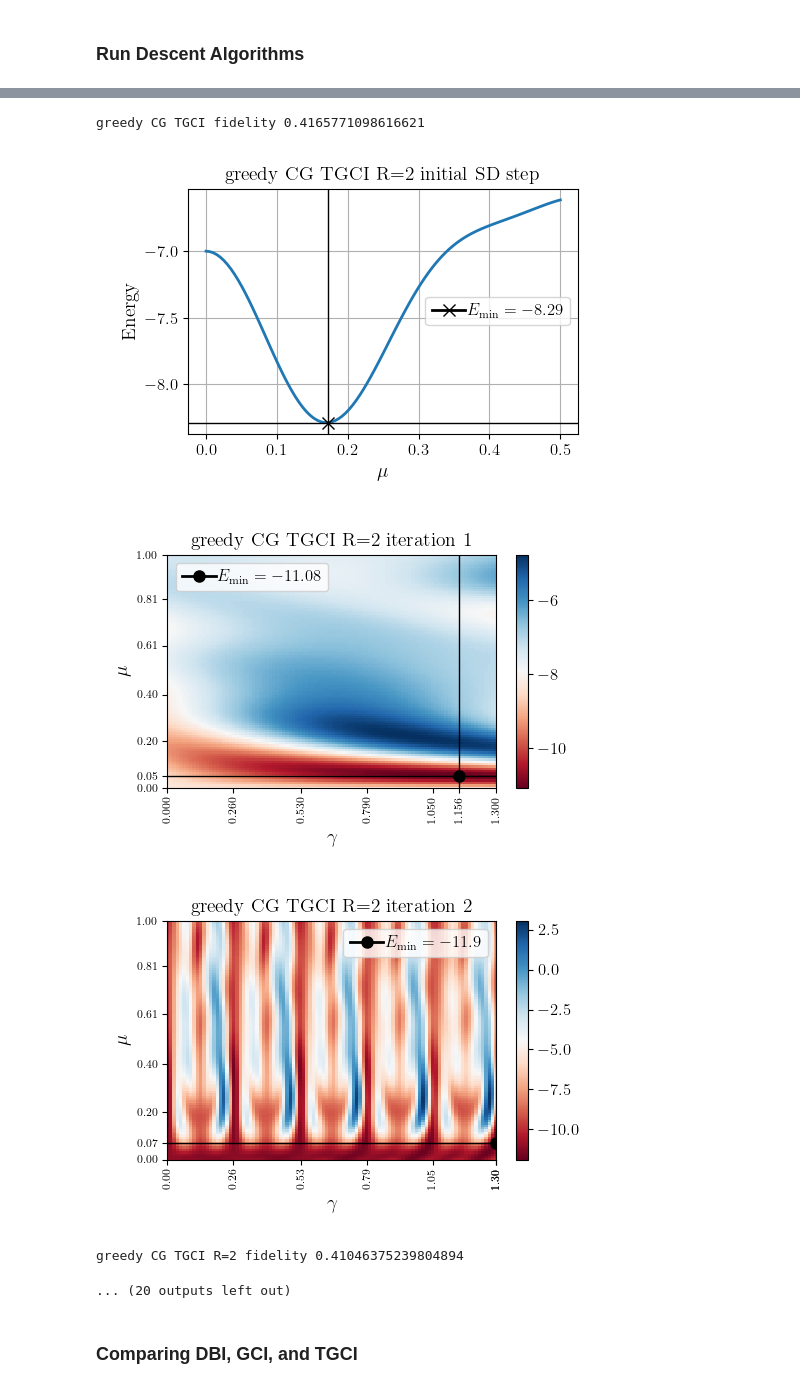
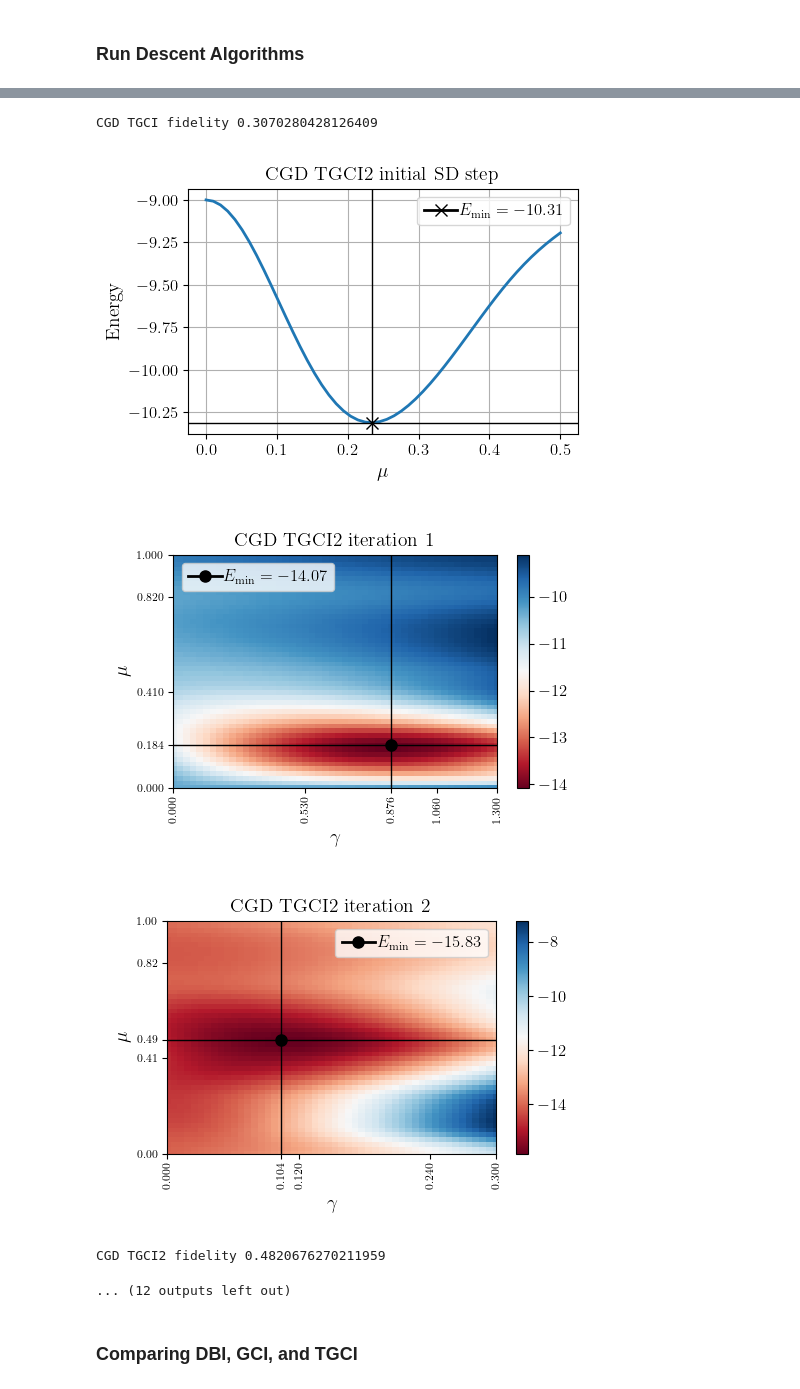
Before and after one commit to AndresArciaLopez/OptimisationOnUnitaries, a Jupyter notebook: CGonUnitaries.ipynb, the cells around one changed output, grey strips where cells are left out. Saved outputs shown, nothing was run; the diff lists cells and outputs as text; code cells hidden in the pictures.

```diff
--- a/CGonUnitaries.ipynb
+++ b/CGonUnitaries.ipynb
@@ -24,7 +24,7 @@ set_backend("numpy")
 Choose number of qubits and Hamiltonian
 # %%
 #Number of qubits
-L = 8
+L = 10
 
 #Size of system
 n = 2**L
@@ -43,9 +43,9 @@ excited_energy = eigvals[1]
 print("Ground state energy:", target_energy)
 print("First excited state:", excited_energy)
 
-gamma_high = 1.3
+gamma_high = 1.5
 gamma_low = 0.0
 mu_high = 1.0
 mu_low = 0.0
-scale = 100
+scale = 50
 # %% [output]
@@ -103,6 +103,11 @@ def cost_func(U):
 def compute_moments(U):
     #Compute expected value <H>, <H^2>, and variance
     E = cost_func(U)
-    S = np.trace(dagger(U) @ H @ H @ U @ PSI0).real
-    return [E, S, S - E**2]
+    # S = np.trace(dagger(U) @ H @ H @ U @ PSI0).real
+    return [E, 0, 0] # S, S- E**2
+
 compute_moments(np.eye(n))
+
+def simple_exp(a, M):
+    # exp(itM) can be simplified to 1 + (e^it -1) M when M is a projector
+    return np.eye(n) + (np.exp(1j* a) -1) * M
@@ -597,7 +651,7 @@ def descent_algorithm(type, mu_selector, mu_gamma_selector, mu_highs, gamma_high
     fidelity = np.abs(dagger(ground_state) @ U @ psi0)**2
     fidelities.append(fidelity)
 
-    while RdotR > tolerance and k < iterations and fidelity < 0.9:
+    while RdotR > tolerance and k < iterations and fidelity < 0.8:
         CG_step_args = {"type": type, "Us": Us, "Ws": Ws, "PHIs": PHIs,
                     "PSIs": PSIs, "Rs": Rs, "gammas": gamma_mins, "num": num,
                     "trotter n": trotter_n, "iteration": k, "mu_high": mu_highs, "gamma_high": gamma_highs, "title": f"{label} iteration {k}"}
@@ -757,35 +811,34 @@ line_search_mu_highs = [0.5 for _ in range(16)]
 # %%
 results = []
 
-
 ####################################################### CG algorithms #######################################################
 
-grid_CG = descent_algorithm("DBI", mu_line_search, mu_gamma_grid_search, grid_CG_mu_highs, grid_CG_gamma_highs, "greedy CG DBI", "*", iterations=10)
-grid_CG_TGCI = descent_algorithm("TGCI", mu_line_search, mu_gamma_grid_search, grid_TGCI_mu_highs, grid_TGCI_gamma_highs, "greedy CG TGCI", ">", num=1, iterations=10, trotter_n=1)
-# grid_CG_T2GCI = descent_algorithm("TGCI", mu_line_search, mu_gamma_grid_search, grid_T2GCI_mu_highs, generic_gamma_highs, "greedy CG TGCI n=2", "<", num=1, iterations=6, trotter_n=2)
-grid_CG_TGCIr2 = descent_algorithm("TGCI", mu_line_search, mu_gamma_grid_search, grid_TGCIr2_mu_highs, generic_gamma_highs, "greedy CG TGCI R=2", "^", num=2, iterations=10, trotter_n=1)
-# grid_CG_T2GCIr2 = descent_algorithm("TGCI", mu_line_search, mu_gamma_grid_search, grid_TGCIr2_mu_highs, generic_gamma_highs, "greedy CG TGCI n=2, R=2", "v", num=2, iterations=6, trotter_n=2)
-grid_CG_TGCI2 = descent_algorithm("TGCI2", mu_line_search, mu_gamma_grid_search, grid_TGCI2_mu_highs, grid_TGCI2_gamma_highs, "greedy CG TGCI2", "s", num=1, iterations=10, trotter_n=1)
+grid_CG = descent_algorithm("DBI", mu_line_search, mu_gamma_grid_search, grid_CG_mu_highs, grid_CG_gamma_highs, "CGD", "*", iterations=3)
+# grid_CG_TGCI = descent_algorithm("TGCI", mu_line_search, mu_gamma_grid_search, grid_TGCI_mu_highs, grid_TGCI_gamma_highs, "CGD TGCI", ">", num=1, iterations=3)
+# # grid_CG_T2GCI = descent_algorithm("TGCI", mu_line_search, mu_gamma_grid_search, grid_T2GCI_mu_highs, generic_gamma_highs, "greedy CG TGCI n=2", "<", num=1, iterations=6, trotter_n=2)
+# # grid_CG_TGCIr2 = descent_algorithm("TGCI", mu_line_search, mu_gamma_grid_search, grid_TGCIr2_mu_highs, generic_gamma_highs, "greedy CG TGCI R=2", "^", num=2, iterations=10, trotter_n=1)
+# # grid_CG_T2GCIr2 = descent_algorithm("TGCI", mu_line_search, mu_gamma_grid_search, grid_TGCIr2_mu_highs, generic_gamma_highs, "greedy CG TGCI n=2, R=2", "v", num=2, iterations=6, trotter_n=2)
+# grid_CG_TGCI2 = descent_algorithm("TGCI2", mu_line_search, mu_gamma_grid_search, grid_TGCI2_mu_highs, grid_TGCI2_gamma_highs, "CGD TGCI2", "s", num=1, iterations=3)
 
-results.append(grid_CG)
-results.append(grid_CG_TGCI)
-results.append(grid_CG_TGCI2)
-results.append(grid_CG_TGCIr2)
+# results.append(grid_CG)
+# results.append(grid_CG_TGCI)
+# results.append(grid_CG_TGCI2)
+# results.append(grid_CG_TGCIr2)
 # results.append(grid_CG_T2GCI)
 # results.append(grid_CG_T2GCIr2)
 
 ####################################################### SD algorithms #######################################################
 
-line_SD = descent_algorithm("DBI", mu_line_search, mu_line_search, line_search_mu_highs, generic_gamma_highs, "greedy SD DBI", "s", iterations=10)
+# line_SD = descent_algorithm("DBI", mu_line_search, mu_line_search, line_search_mu_highs, generic_gamma_highs, "GD", "s", iterations=3)
 
-line_SD_TGCI = descent_algorithm("TGCI", mu_line_search, mu_line_search, line_search_mu_highs, generic_gamma_highs, "greedy SD TGCI", "d", num=1, iterations=10, trotter_n=1)
+# line_SD_TGCI = descent_algorithm("TGCI", mu_line_search, mu_line_search, line_search_mu_highs, generic_gamma_highs, "GD TGCI", "d", num=1, iterations=3)
 
-line_SD_TGCIr2 = descent_algorithm("TGCI", mu_line_search, mu_line_search, line_search_mu_highs, generic_gamma_highs, "greedy SD TGCI R=2", "^", num=2, iterations=10, trotter_n=1)
+# # line_SD_TGCIr2 = descent_algorithm("TGCI", mu_line_search, mu_line_search, line_search_mu_highs, generic_gamma_highs, "greedy SD TGCI R=2", "^", num=2, iterations=10, trotter_n=1)
 
-line_SD_TGCI2 = descent_algorithm("TGCI2", mu_line_search, mu_line_search, line_search_mu_highs, generic_gamma_highs, "greedy SD TGCI2", "o", num=1, iterations=10, trotter_n=1)
+# line_SD_TGCI2 = descent_algorithm("TGCI2", mu_line_search, mu_line_search, line_search_mu_highs, generic_gamma_highs, "GD TGCI2", "o", num=1, iterations=3)
 
-results.append(line_SD)
-results.append(line_SD_TGCI)
-results.append(line_SD_TGCI2)
-results.append(line_SD_TGCIr2)
+# results.append(line_SD)
+# results.append(line_SD_TGCI)
+# results.append(line_SD_TGCI2)
+# results.append(line_SD_TGCIr2)
 # %% [output]
@@ -799,9 +852,9 @@ greedy CG DBI fidelity 0.6379577786818106
-greedy CG TGCI fidelity 0.4165771098616621
+CGD TGCI fidelity 0.3070280428126409
-[figure, old version]
+[figure, new version]
-[figure, old version]
+[figure, new version]
-[figure, old version]
+[figure, new version]
-greedy CG TGCI R=2 fidelity 0.41046375239804894
+CGD TGCI2 fidelity 0.4820676270211959
-... (20 outputs left out)
+... (12 outputs left out)
 # %% [markdown]
 ### Comparing DBI, GCI, and TGCI
 # %%
```
Also changed, not shown: parts of 8 cells of this notebook.
